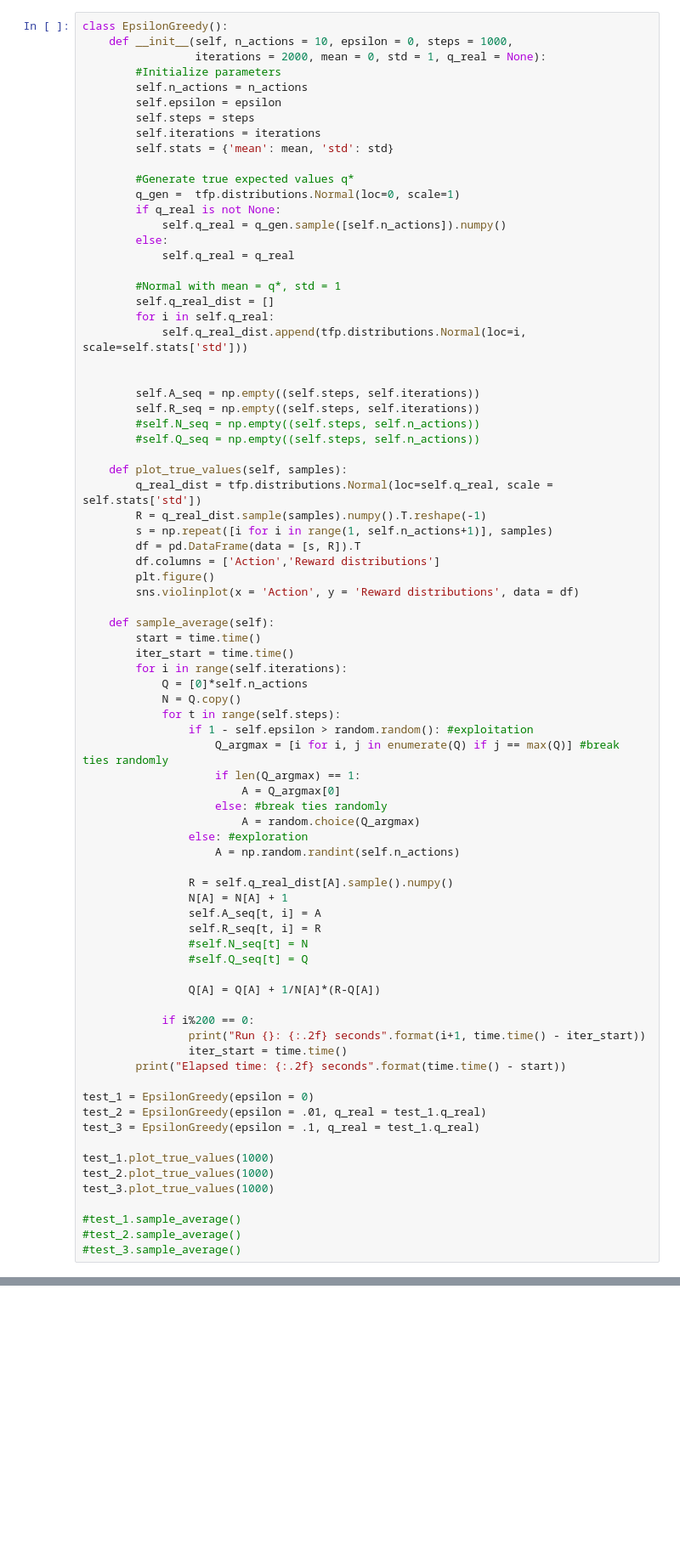
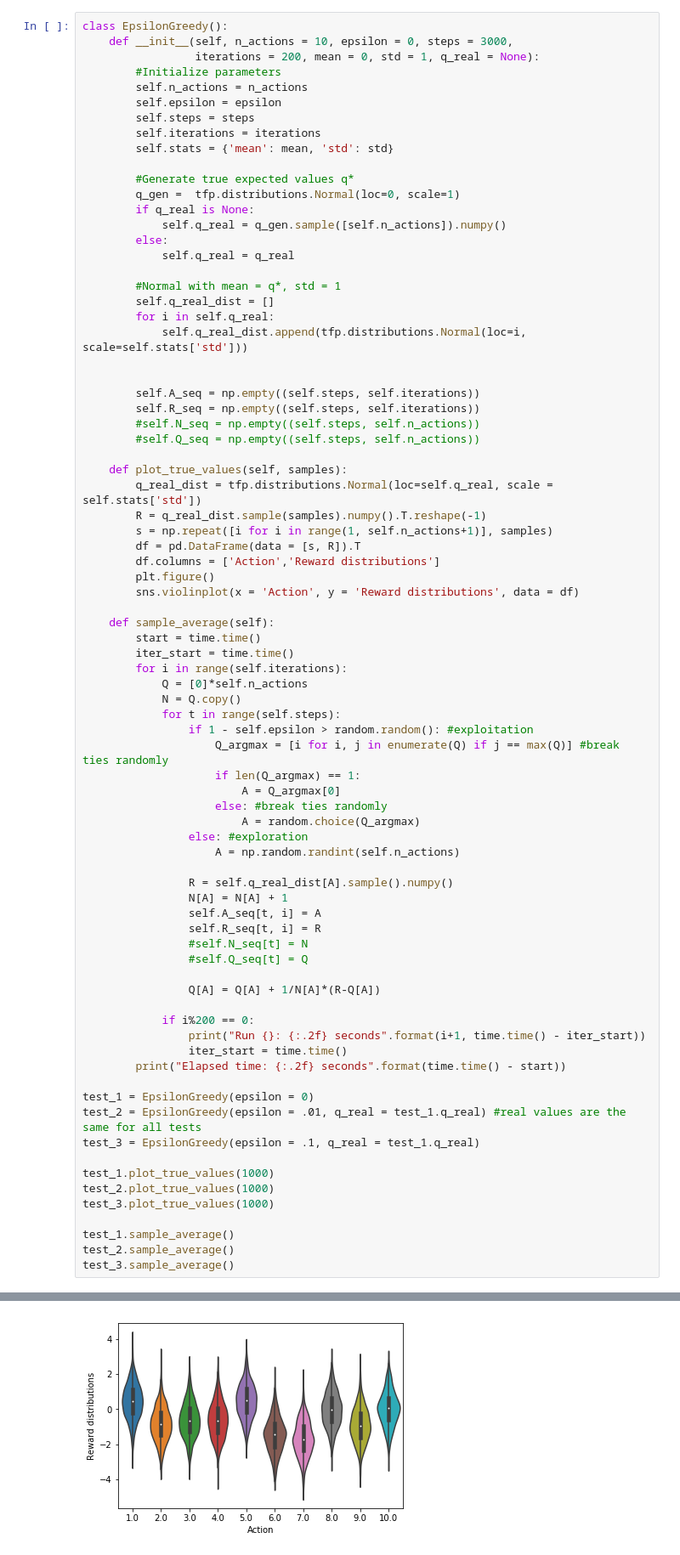
Before and after one commit to igonzalezperez/Reinforcement-Learning, a Jupyter notebook: k_armed_bandits.ipynb, the cells around one changed output, grey strips where cells are left out. Shown at 85% size. Saved outputs shown, nothing was run; the diff lists cells and outputs as text; blank space fills up the shorter version.

Commit message:
Full implementation of epsilon greedy with plots

```diff
--- a/k_armed_bandits.ipynb
+++ b/k_armed_bandits.ipynb
@@ -71,8 +71,8 @@ Step 4: Greedy or $\epsilon$, option with highest Q is chosen, could be for gree
 Step 5: $\epsilon$, didn't choose highest Q action.
 # %%
 class EpsilonGreedy():
-    def __init__(self, n_actions = 10, epsilon = 0, steps = 1000,
-                 iterations = 2000, mean = 0, std = 1, q_real = None):
+    def __init__(self, n_actions = 10, epsilon = 0, steps = 3000,
+                 iterations = 200, mean = 0, std = 1, q_real = None):
         #Initialize parameters
         self.n_actions = n_actions
         self.epsilon = epsilon
@@ -82,7 +82,7 @@ class EpsilonGreedy():
 
         #Generate true expected values q*
         q_gen =  tfp.distributions.Normal(loc=0, scale=1)
-        if q_real is not None:
+        if q_real is None:
             self.q_real = q_gen.sample([self.n_actions]).numpy()
         else:
             self.q_real = q_real
@@ -138,14 +138,14 @@ class EpsilonGreedy():
         print("Elapsed time: {:.2f} seconds".format(time.time() - start))
 
 test_1 = EpsilonGreedy(epsilon = 0)
-test_2 = EpsilonGreedy(epsilon = .01, q_real = test_1.q_real)
+test_2 = EpsilonGreedy(epsilon = .01, q_real = test_1.q_real) #real values are the same for all tests
 test_3 = EpsilonGreedy(epsilon = .1, q_real = test_1.q_real)
 
 test_1.plot_true_values(1000)
 test_2.plot_true_values(1000)
 test_3.plot_true_values(1000)
 
-#test_1.sample_average()
-#test_2.sample_average()
-#test_3.sample_average()
+test_1.sample_average()
+test_2.sample_average()
+test_3.sample_average()
 # %% [output]
@@ -152,0 +162 @@ TypeError: 'NoneType' object is not iterable
+[figure, added]
```
Also changed, not shown: parts of 3 cells of this notebook.
